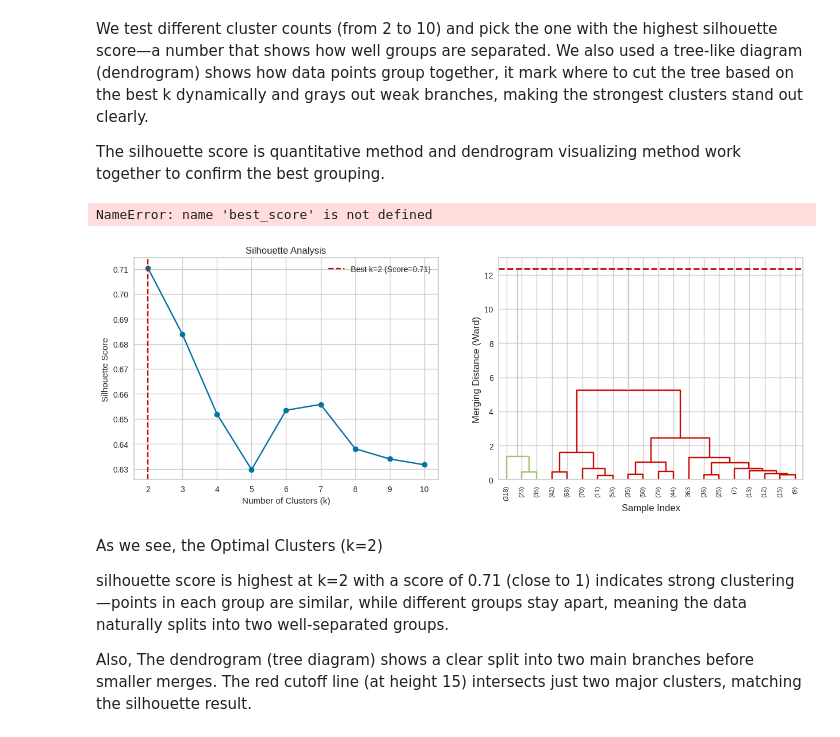
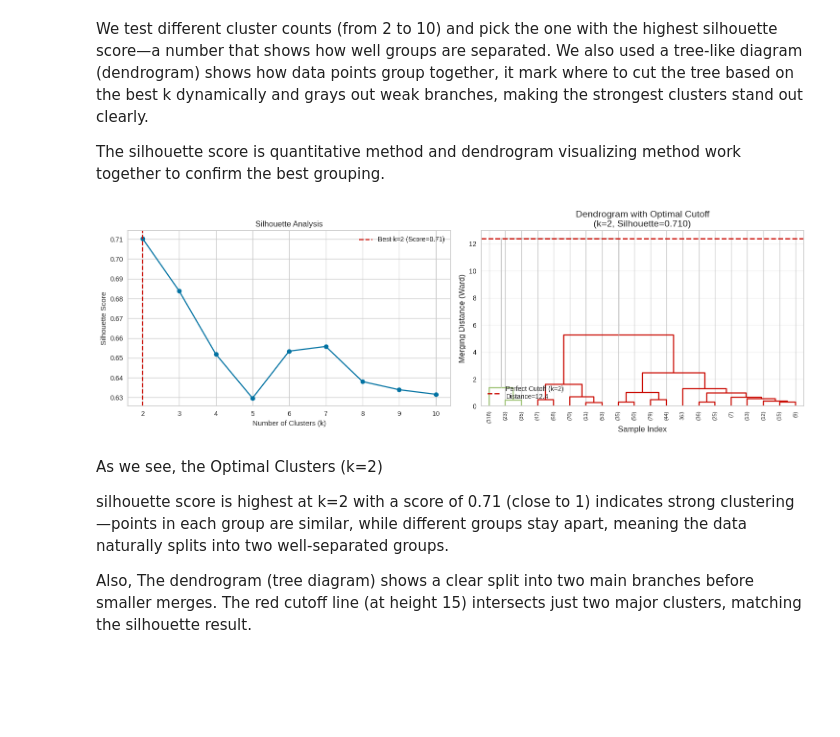
Before and after one commit to iRoseM/Freelancing-Trends--IT362, a Jupyter notebook: IT362_groub_6.ipynb, the cells around one changed output. Cells and saved outputs as stored; diff of their text form; code cells hidden in the pictures; blank space fills up the shorter version.

```diff
--- a/IT362_groub_6.ipynb
+++ b/IT362_groub_6.ipynb
@@ -2047,8 +2047,10 @@ plt.title('Silhouette Analysis')
 
 # Highlight the best k
 best_k = np.argmax(silhouette_scores) + 2  # +2 because range starts at 2
+best_score = silhouette_scores[best_k - 2]  # <-- FIXED: define best_score
+
 plt.axvline(x=best_k, color='r', linestyle='--',
-            label=f'Best k={best_k} (Score={silhouette_scores[best_k-2]:.2f})')
+            label=f'Best k={best_k} (Score={best_score:.2f})')
 plt.legend()
 
 # =============================================================================
@@ -2058,38 +2060,34 @@ plt.subplot(1, 2, 2)
 Z = linkage(df_h1, method='ward')
 
 # Calculate the exact cutoff height for best_k
 if best_k == 2:
     cutoff_height = Z[-1, 2]
 else:
     cutoff_height = Z[-best_k+1, 2]
 
 # Enhanced dendrogram
 dendrogram(Z,
            truncate_mode='lastp',
            p=20,
            show_leaf_counts=True,
            leaf_rotation=90,
            leaf_font_size=8,
            above_threshold_color='#cccccc')  # Gray out non-clustered branches
 
 # Highlight the perfect cutoff
 plt.axhline(y=cutoff_height, color='r', linestyle='--', linewidth=2,
             label=f'Perfect Cutoff (k={best_k})\nDistance={cutoff_height:.1f}')
 
 plt.xlabel('Sample Index', fontsize=12)
 plt.ylabel('Merging Distance (Ward)', fontsize=12)
 plt.title(f'Dendrogram with Optimal Cutoff\n(k={best_k}, Silhouette={best_score:.3f})', fontsize=14)
 plt.legend(fontsize=10)
 plt.grid(axis='y', alpha=0.3)
 
-plt.xlabel('Sample Index')
-plt.ylabel('Merging Distance')
-plt.title('Dendrogram')
 plt.tight_layout()
 plt.show()
 # %% [output]
-NameError: name 'best_score' is not defined
-[figure, old version]
+[figure, new version]
 # %% [markdown]
 As we see, the Optimal Clusters (k=2)
 
```
Also changed, not shown: parts of 16 cells of this notebook.
